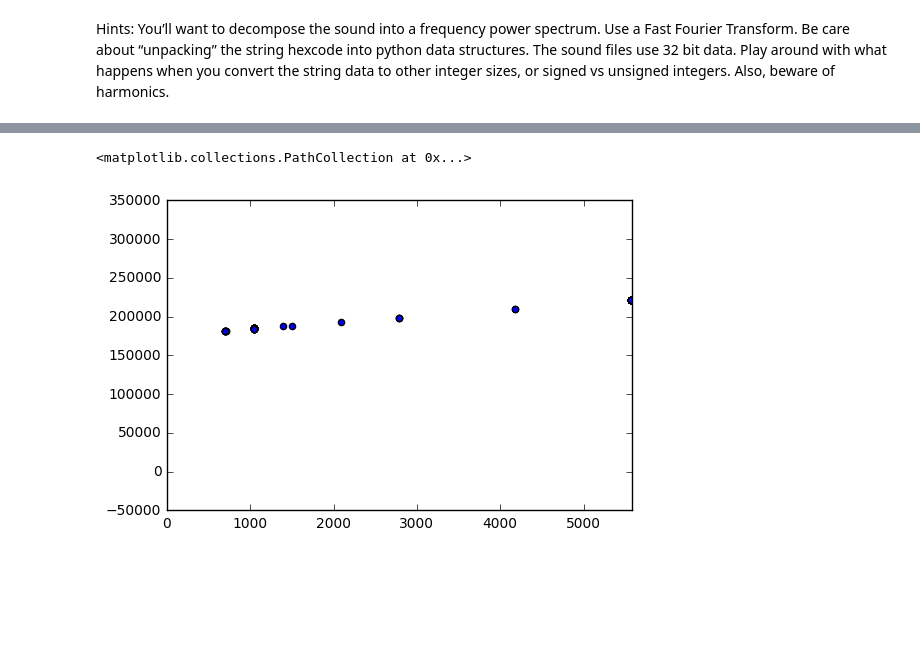
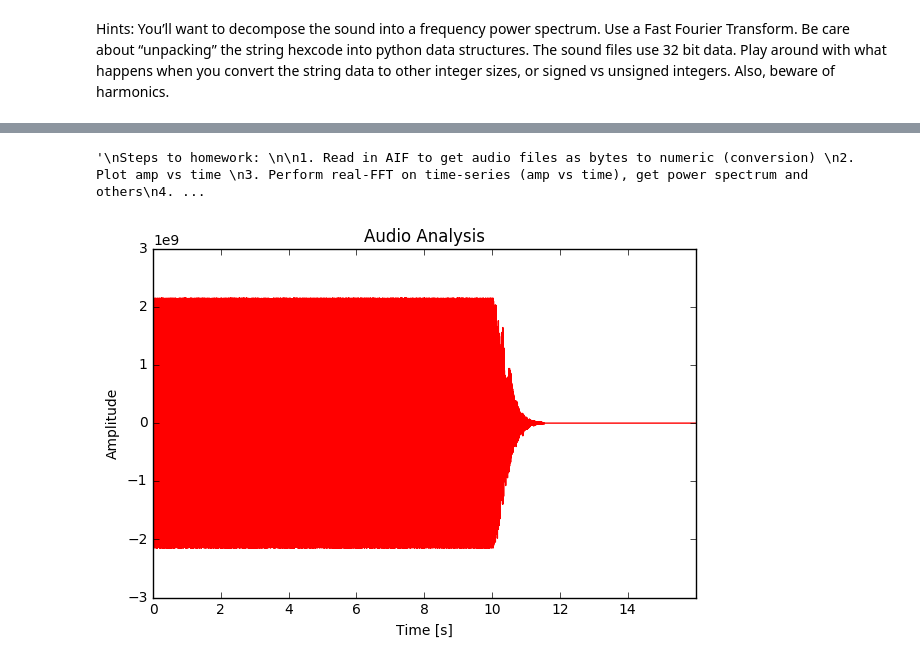
Before and after one commit to Thru-Echoes/python-ds-seminar, a Jupyter notebook: homeworks/hw3/homework.ipynb, the cells around one changed output, grey strips where cells are left out. Cells and saved outputs as stored; diff of their text form; code cells hidden in the pictures; blank space fills up the shorter version.

```diff
--- a/homeworks/hw3/homework.ipynb
+++ b/homeworks/hw3/homework.ipynb
@@ -362,38 +437,28 @@ nonnegFreqs100.min()
-# %%
-plt.xlim(0, 5580)
-#plt.ylim(220600, 221300)
-plt.scatter(audioFreqsIdx[powerMaxIdx[-100:], ], powerMaxIdx[-100:])
-# %% [output]
-<matplotlib.collections.PathCollection at 0x...>
-[figure, removed]
-# %%
-# Make spectrogram
-
-#x = s1 + s2 + nse  # the signal
-#NFFT = 1024       # tzhe length of the windowing segments
-#Fs = int(1.0/dt)  # the sampling frequency
-
-# Pxx is the segments x freqs array of instantaneous power, freqs is
-# the frequency vector, bins are the centers of the time bins in which
-# the power is computed, and im is the matplotlib.image.AxesImage
-# instance
-
-#ax1 = plt.subplot(211)
-#plt.plot(t, x)
-#plt.subplot(212, sharex=ax1)
-#Pxx, freqs, bins, im = plt.specgram(x, NFFT=NFFT, Fs=Fs, noverlap=900,
-#                                cmap=plt.cm.gist_heat)
-#plt.show()
-
-
-%matplotlib inline
-import numpy as np
-import seaborn as sns
-import matplotlib.pyplot as plt
-sns.set(style="white", context="poster")
-
-Pxx, freqs, bins, im = plt.specgram(dat, NFFT = 2048 * 2, Fs = rate, noverlap = 512,
-                                cmap = plt.cm.viridis)
-plt.ylim(1,18000)
-plt.xlabel("Time [sec]")
-plt.ylabel("Frequency [Hz]")
+# %%
+"""
+Steps to homework:
+
+1. Read in AIF to get audio files as bytes to numeric (conversion)
+2. Plot amp vs time
+3. Perform real-FFT on time-series (amp vs time), get power spectrum and others
+4. Plot power spectrum
+5. Find indices of top n powerful frequencies
+6. Perform kmeans clustering or distance analyses ... to get dominate tones (DomTones)
+7. With DomTones divide them by standard notes (12 notes in standard music scale)
+
+* C = 16.35 Hz
+* C# = 17.32 Hz
+* D = 18.35 Hz
+* D# = 19.45 Hz
+* E = 20.60 Hz
+* F = 21.83 Hz
+* F# = 23.12 Hz
+* G = 24.50 Hz
+* G# = 25.96 Hz
+* A = 27.50 Hz
+* A# = 29.14 Hz
+* B = 30.87 Hz
+
+"""
+# %% [output]
+'\nSteps to homework: \n\n1. Read in AIF to get audio files as bytes to numeric (conversion) \n2. Plot amp vs time \n3. Perform real-FFT on time-series (amp vs time), get power spectrum and others\n4. ...
@@ -399,0 +623,10 @@ plt.ylabel("Frequency [Hz]")
+# %%
+thisAudio = AudioPlats("1.aif")
+thisAudio.readData()
+thisAudio.kFreqs(20)
+
+%matplotlib inline
+
+thisAudio.plotAmpTime()
+# %% [output]
+[figure, added]
```
Also changed, not shown: parts of 54 cells of this notebook, 1 other file.
